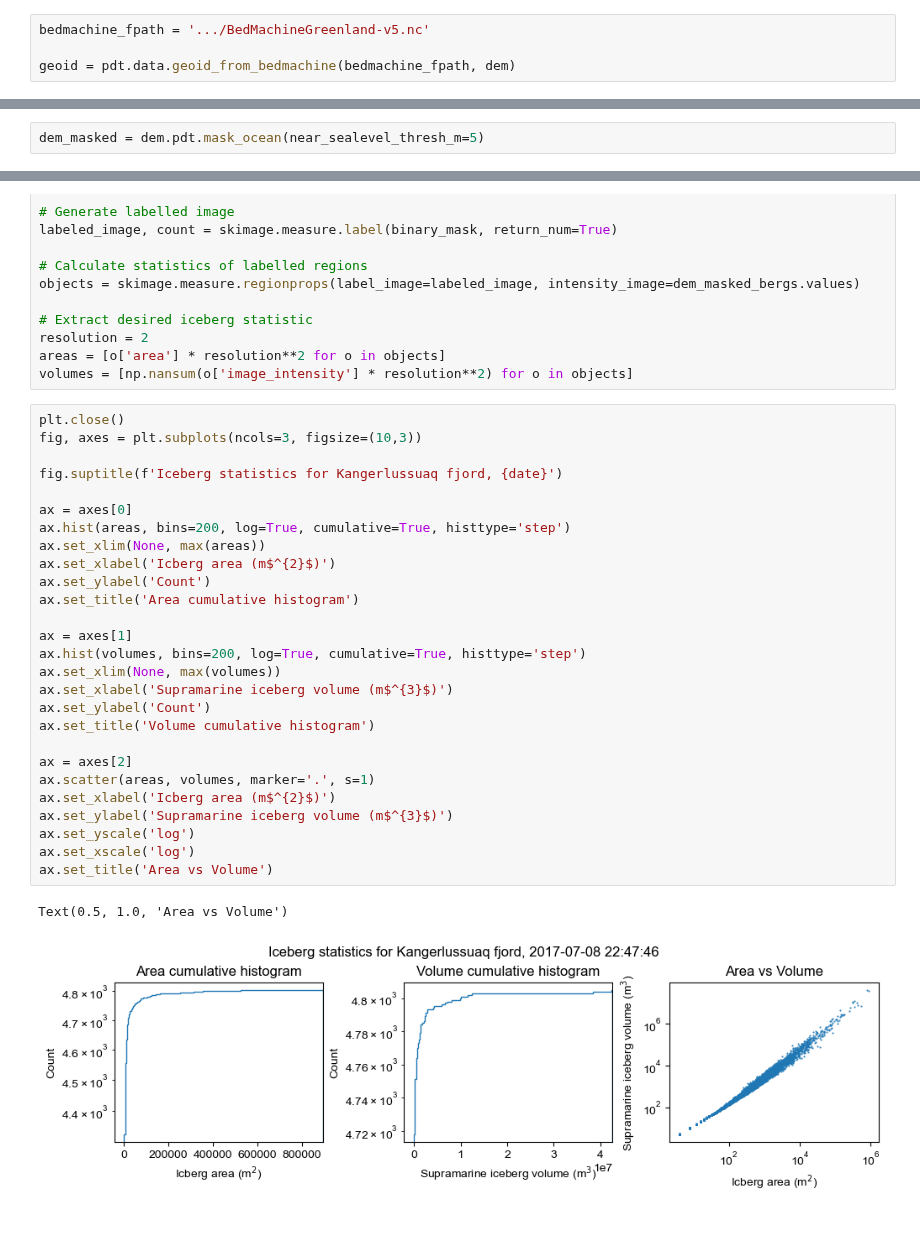
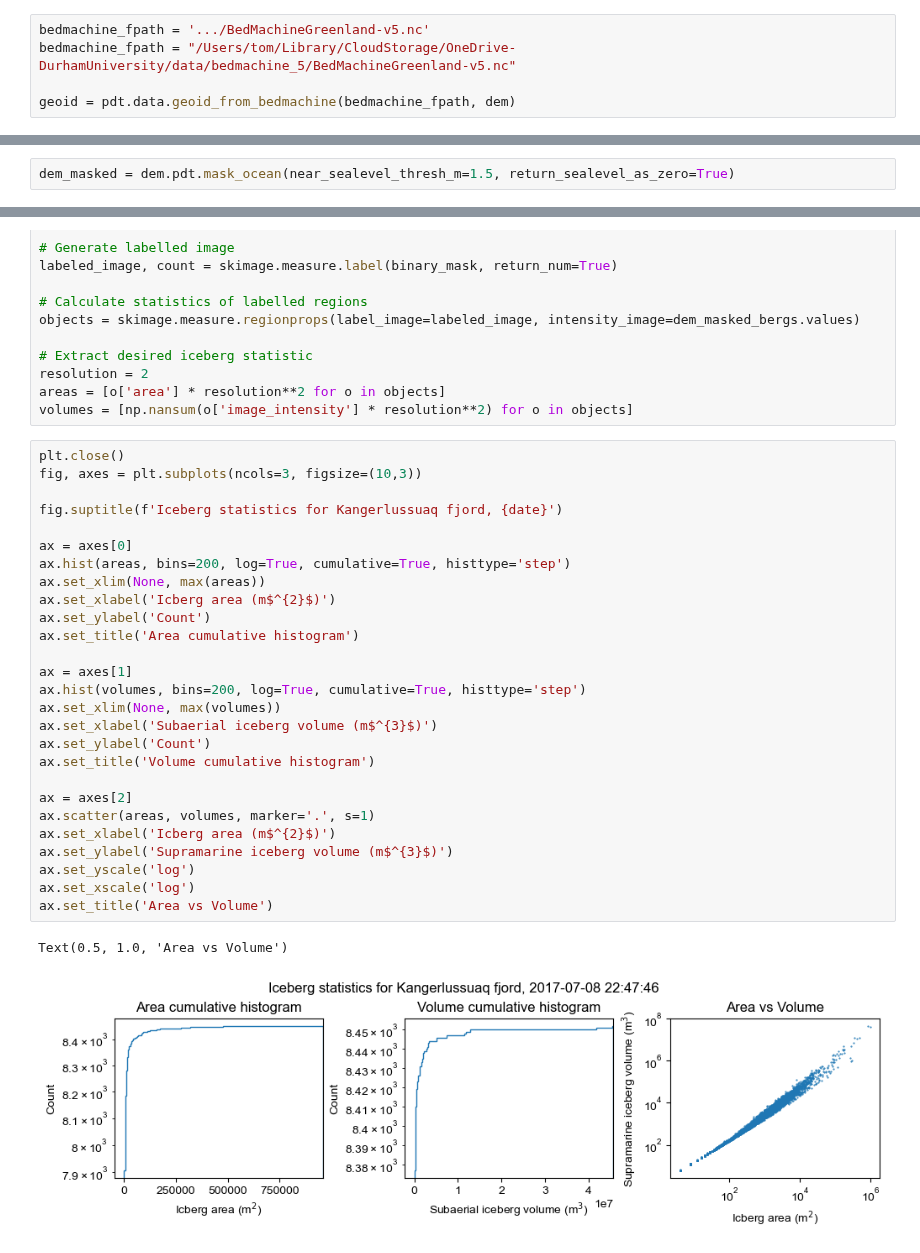
Before and after one commit to trchudley/pdemtools, a Jupyter notebook: notebooks/get_icebergs.ipynb, the cells around one changed output, grey strips where cells are left out. Cells and saved outputs as stored; diff of their text form.

Commit message:
iceberg sea level correction

```diff
--- a/notebooks/get_icebergs.ipynb
+++ b/notebooks/get_icebergs.ipynb
@@ -91,6 +90,7 @@ Our first move will be to geoid correct the dem.
 By taking advantage of a local copy of the Greenland or Antarctica BedMachine, the `data` module's `geoid_from_bedmachine()` function can be used to quickly extract a valid geoid, reprojected and resampled to match the study area:
 # %%
 bedmachine_fpath = '.../BedMachineGreenland-v5.nc'
+bedmachine_fpath = "/Users/tom/Library/CloudStorage/OneDrive-DurhamUniversity/data/bedmachine_5/BedMachineGreenland-v5.nc"
 
 geoid = pdt.data.geoid_from_bedmachine(bedmachine_fpath, dem)
 # %% [markdown]
@@ -110,5 +110,5 @@ All of these values can be modified as input variables, but to stick with the de
 # %%
-dem_masked = dem.pdt.mask_ocean(near_sealevel_thresh_m=5)
+dem_masked = dem.pdt.mask_ocean(near_sealevel_thresh_m=1.5, return_sealevel_as_zero=True)
 # %%
 plt.close()
 fig, ax = plt.subplots(figsize=(8,4.3))
@@ -166,30 +166,30 @@ volumes = [np.nansum(o['image_intensity'] * resolution**2) for o in objects]
 # %%
 plt.close()
 fig, axes = plt.subplots(ncols=3, figsize=(10,3))
 
 fig.suptitle(f'Iceberg statistics for Kangerlussuaq fjord, {date}')
 
 ax = axes[0]
 ax.hist(areas, bins=200, log=True, cumulative=True, histtype='step')
 ax.set_xlim(None, max(areas))
 ax.set_xlabel('Icberg area (m$^{2}$)')
 ax.set_ylabel('Count')
 ax.set_title('Area cumulative histogram')
 
 ax = axes[1]
 ax.hist(volumes, bins=200, log=True, cumulative=True, histtype='step')
 ax.set_xlim(None, max(volumes))
-ax.set_xlabel('Supramarine iceberg volume (m$^{3}$)')
+ax.set_xlabel('Subaerial iceberg volume (m$^{3}$)')
 ax.set_ylabel('Count')
 ax.set_title('Volume cumulative histogram')
 
 ax = axes[2]
 ax.scatter(areas, volumes, marker='.', s=1)
 ax.set_xlabel('Icberg area (m$^{2}$)')
 ax.set_ylabel('Supramarine iceberg volume (m$^{3}$)')
 ax.set_yscale('log')
 ax.set_xscale('log')
 ax.set_title('Area vs Volume')
 # %% [output]
 Text(0.5, 1.0, 'Area vs Volume')
-[figure, old version]
+[figure, new version]
```
Also changed, not shown: parts of 6 cells of this notebook, 6 other files.
